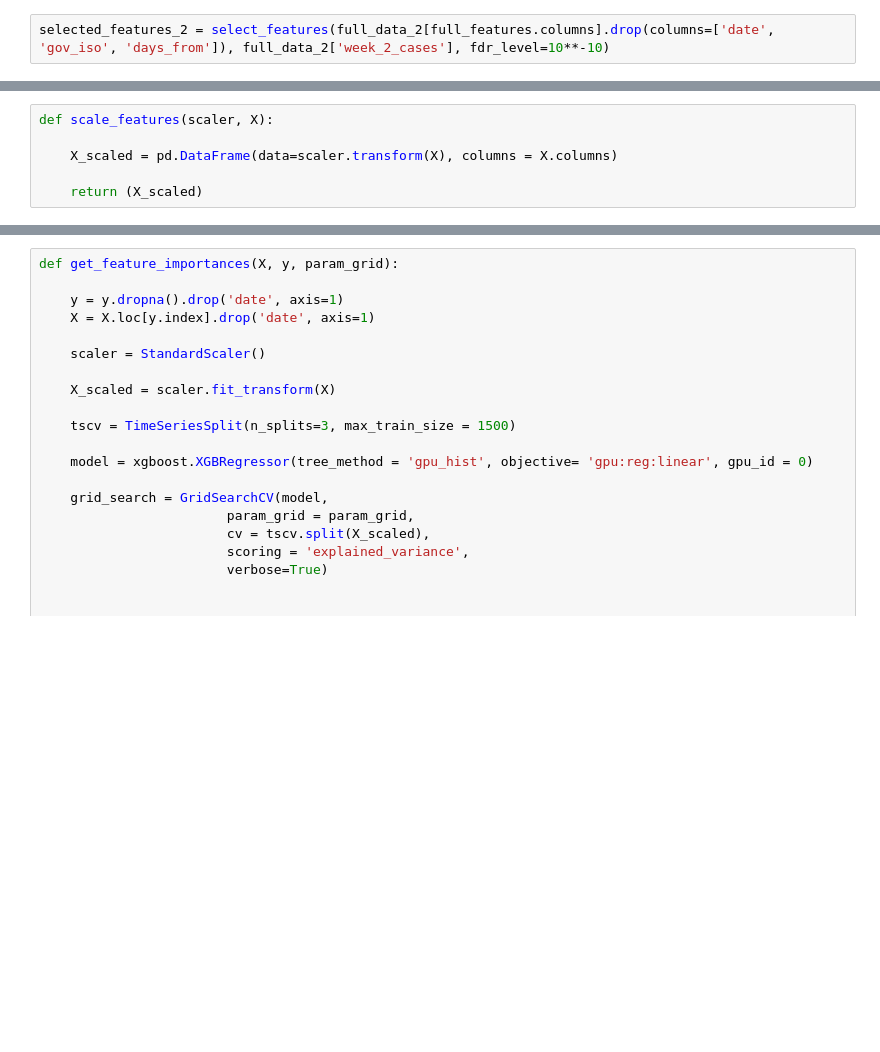
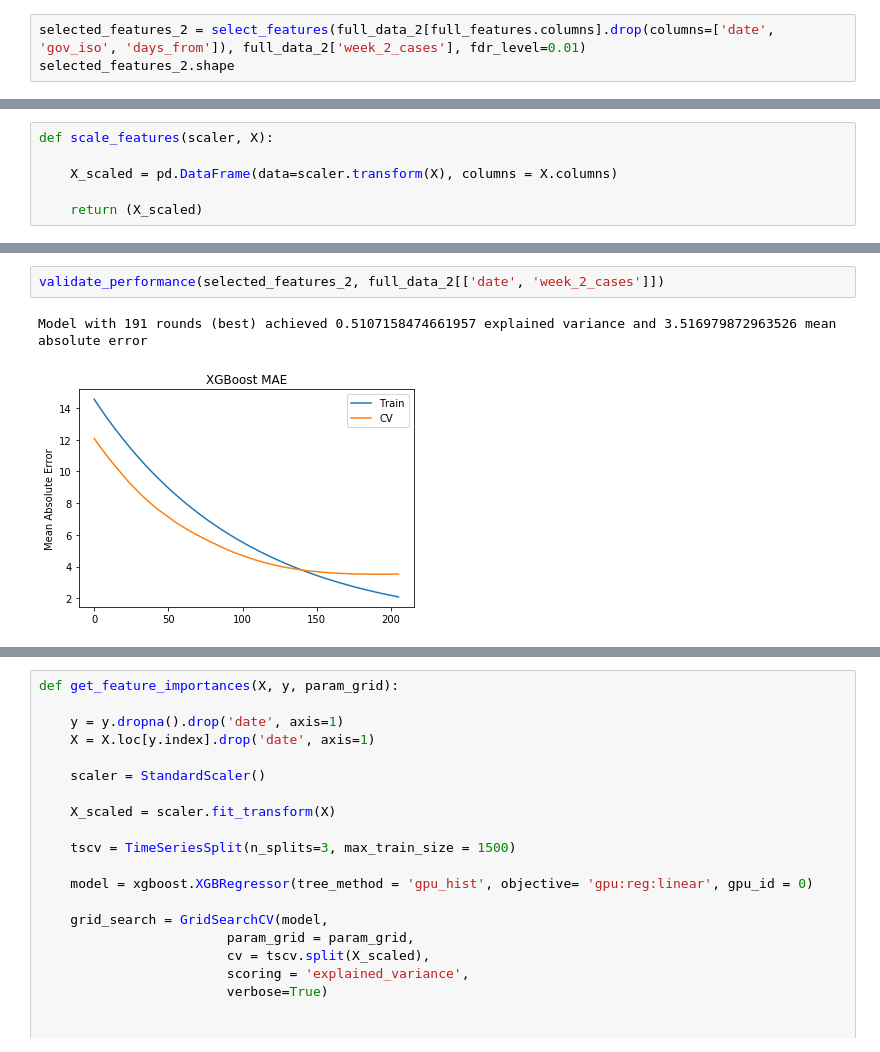
Before and after one commit to rohilbadkundri/CALM, a Jupyter notebook: exhaustive_feature_selection.ipynb, the cells around one changed output, grey strips where cells are left out. Saved outputs shown, nothing was run; the diff lists cells and outputs as text; blank space fills up the shorter version.

```diff
--- a/exhaustive_feature_selection.ipynb
+++ b/exhaustive_feature_selection.ipynb
@@ -63,2 +77,3 @@ selected_features_1.shape
 # %%
-selected_features_2 = select_features(full_data_2[full_features.columns].drop(columns=['date', 'gov_iso', 'days_from']), full_data_2['week_2_cases'], fdr_level=10**-10)
+selected_features_2 = select_features(full_data_2[full_features.columns].drop(columns=['date', 'gov_iso', 'days_from']), full_data_2['week_2_cases'], fdr_level=0.01)
+selected_features_2.shape
@@ -129,0 +168,5 @@ rfecv = RFECV(estimator=rfe_model, step=0.01, cv=TimeSeriesSplit(n_splits=3),
+# %%
+validate_performance(selected_features_2, full_data_2[['date', 'week_2_cases']])
+# %% [output]
+Model with 191 rounds (best) achieved 0.5107158474661957 explained variance and 3.516979872963526 mean absolute error
+[figure, added]
```
Also changed, not shown: parts of 41 cells of this notebook, 2 other files.
